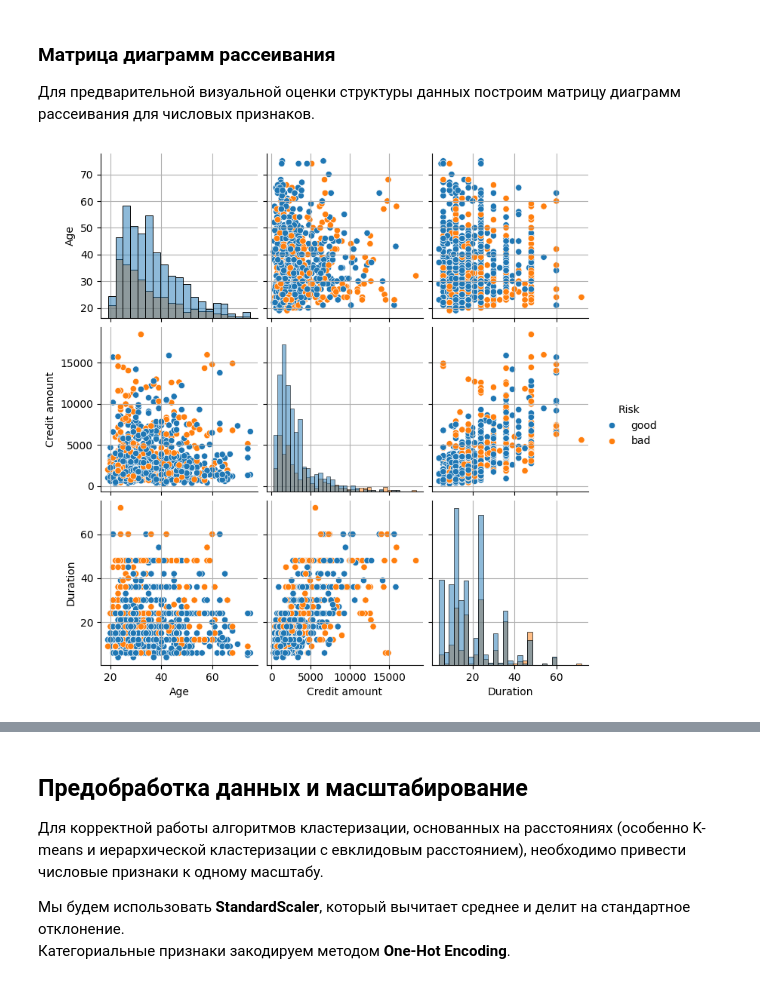
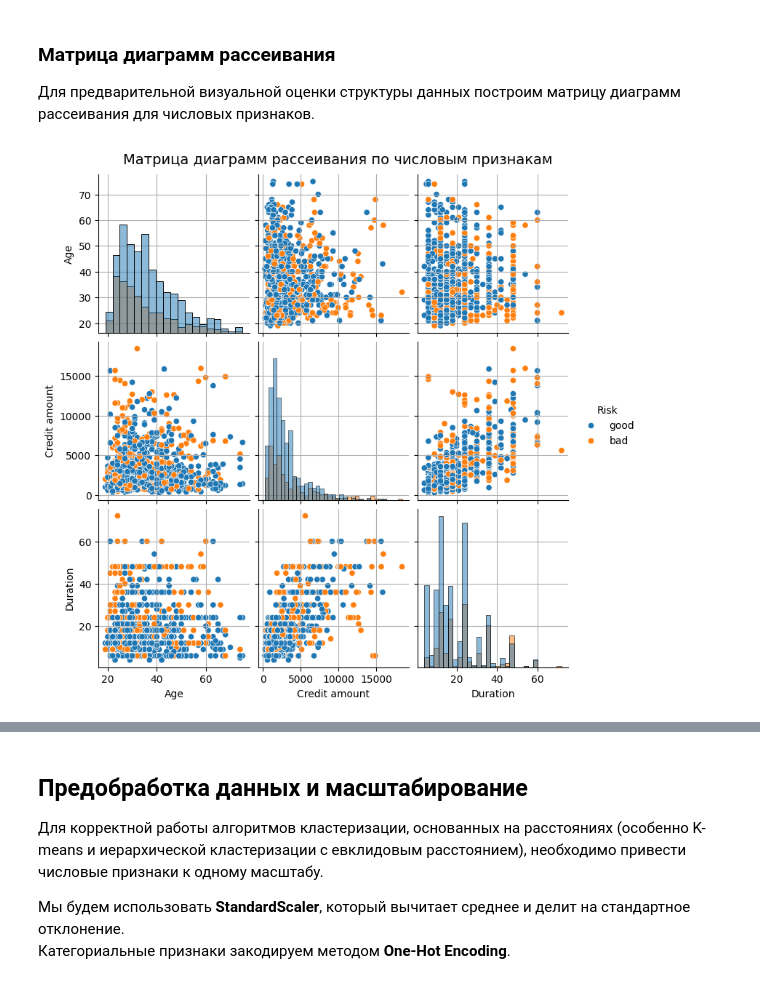
Before and after one commit to Killstroier/4lab_clasterization, a Jupyter notebook: 4lab_clustering_german_credit.ipynb, the cells around one changed output, grey strips where cells are left out. Saved outputs shown, nothing was run; the diff lists cells and outputs as text; code cells hidden in the pictures.

```diff
--- a/4lab_clustering_german_credit.ipynb
+++ b/4lab_clustering_german_credit.ipynb
@@ -115,7 +89,8 @@ plt.show()
 
 Для предварительной визуальной оценки структуры данных построим матрицу диаграмм рассеивания для числовых признаков.
 # %%
-sns.pairplot(df[numeric_features + ['Risk']], hue='Risk', diag_kind='hist')
+g = sns.pairplot(df[numeric_features + ['Risk']], hue='Risk', diag_kind='hist')
+g.fig.suptitle('Матрица диаграмм рассеивания по числовым признакам', y=1.02, fontsize=14)
 plt.show()
 # %% [output]
-[figure, old version]
+[figure, new version]
```
Also changed, not shown: parts of 8 cells of this notebook.
